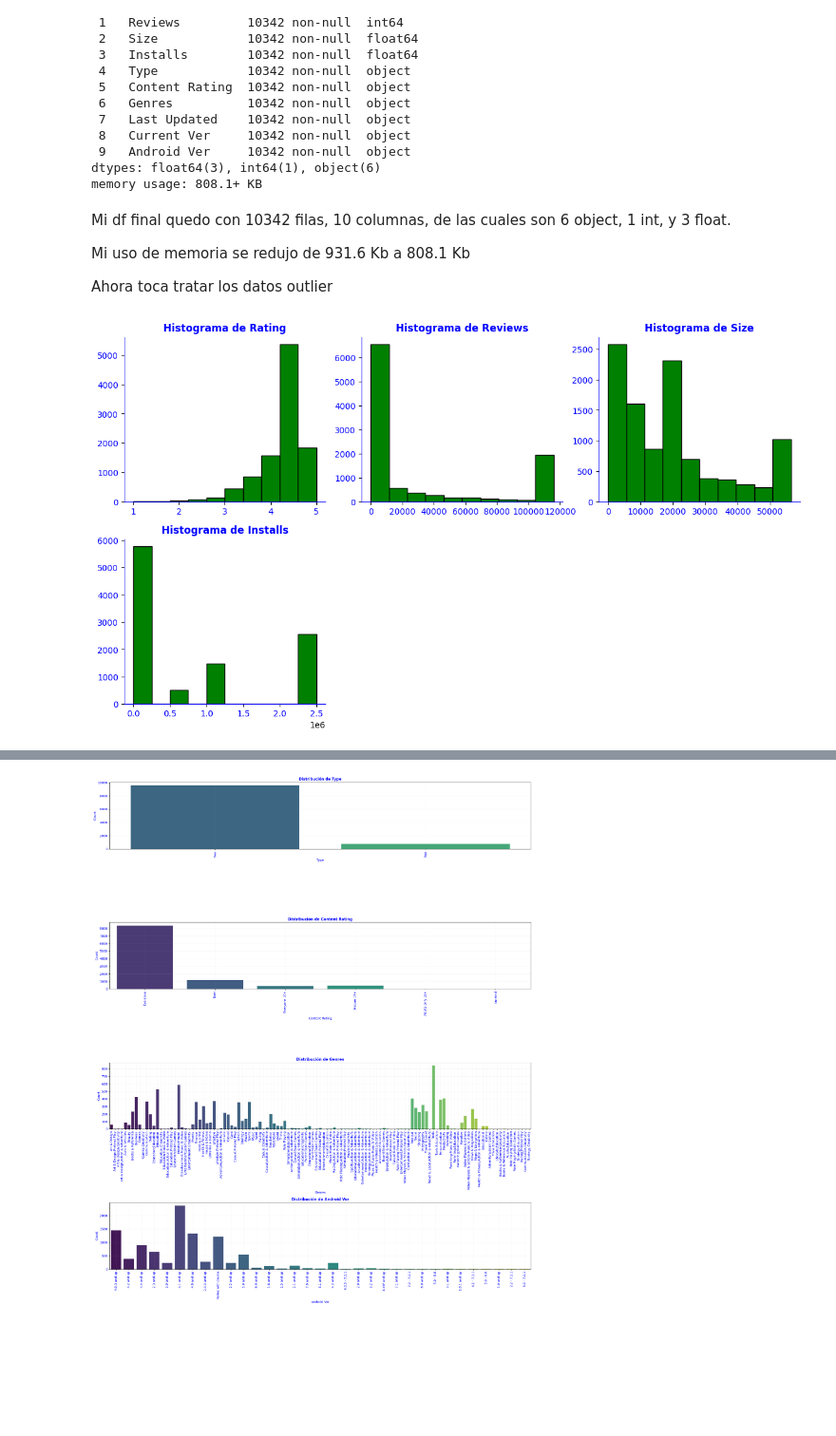
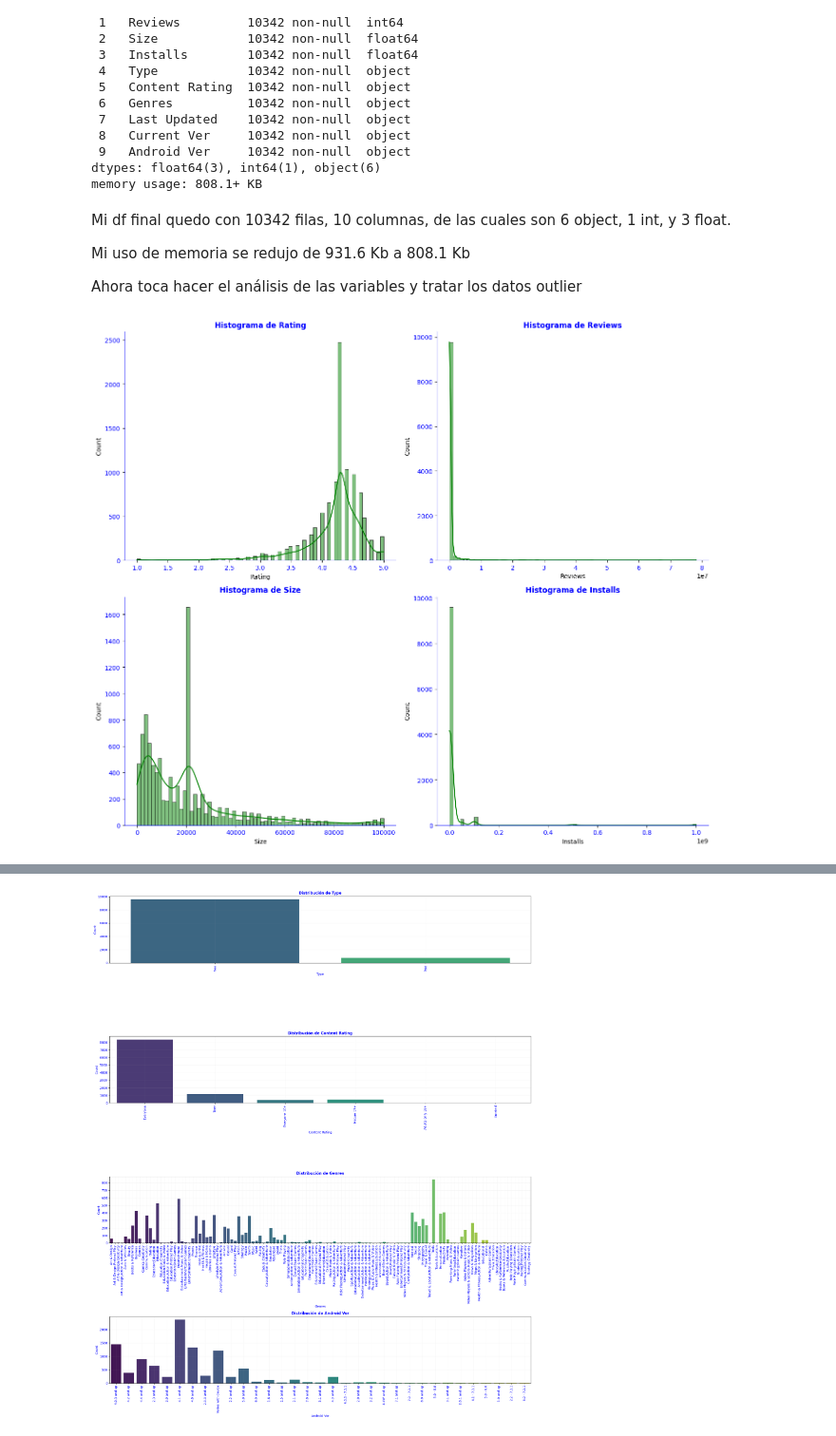
Before and after one commit to gcruzbull/Proyect_7_Bootcamp_UDD, a Jupyter notebook: Experimentos/EDA y Limpieza de Datos/EDA_Proyecto_7.ipynb, the cells around one changed output, grey strips where cells are left out. Shown at 95% size. Drawn from its saved outputs; the diff is of its cells as text; code cells hidden in the pictures; blank space fills up the shorter version.

```diff
--- a/Experimentos/EDA y Limpieza de Datos/EDA_Proyecto_7.ipynb
+++ b/Experimentos/EDA y Limpieza de Datos/EDA_Proyecto_7.ipynb
@@ -42,3 +40,5 @@ df_google= read_csv("/content/drive/MyDrive/Proyectos/dataset_googleplaystore.cs
+# %%
+df_google= read_csv(r"C:\Users\gcruz_li35hm9\Desktop\Bootcamp_UDD_Ciencia_de_Datos\Proyecto_7_Bootcamp\Repositorio_Proyecto_7\Data\raw\dataset_googleplaystore.csv")
 # %%
 df_google.head(10)
 # %% [output]
@@ -536,25 +536,24 @@ Mi df final quedo con 10342 filas, 10 columnas, de las cuales son 6 object, 1 in
 
 Mi uso de memoria se redujo de 931.6 Kb a 808.1 Kb
 
-Ahora toca tratar los datos outlier
+Ahora toca hacer el análisis de las variables y tratar los datos outlier
 # %%
-# Definir tamaño del grafico
-plt.figure(figsize = (12, 10))
+plt.figure(figsize = (14, 12))
 
-# Iterar sobre las columnas numericas y crear un histograma para cada una
+# Iterar sobre las columnas numéricas y crear un histograma para cada una
 for i, column in enumerate(num_cols, 1):
-  plt.subplot(3, 3, i)
-  plt.hist(df_google_sin_duplicados[column], color="green", ec="black")
+  plt.subplot(2, 2, i)
+  sns.histplot(data = df_google_sin_duplicados[column], bins = 70, color="green", ec="black", kde = True)
   plt.title(f"Histograma de {column}", color = "blue", fontweight = "bold")
   plt.xticks(color="blue")
   plt.yticks(color="blue")
   plt.gca().spines['bottom'].set_color('blue')
   plt.gca().spines['left'].set_color("blue")
   plt.gca().spines['right'].set_color('white')
   plt.gca().spines['top'].set_color("white")
 
-# Ajustar la disposicion de los subplots
+# Ajustar la disposición de los subplots
 plt.tight_layout()
 plt.show()
 # %% [output]
-[figure, old version]
+[figure, new version]
```
Also changed, not shown: parts of 30 cells of this notebook.
